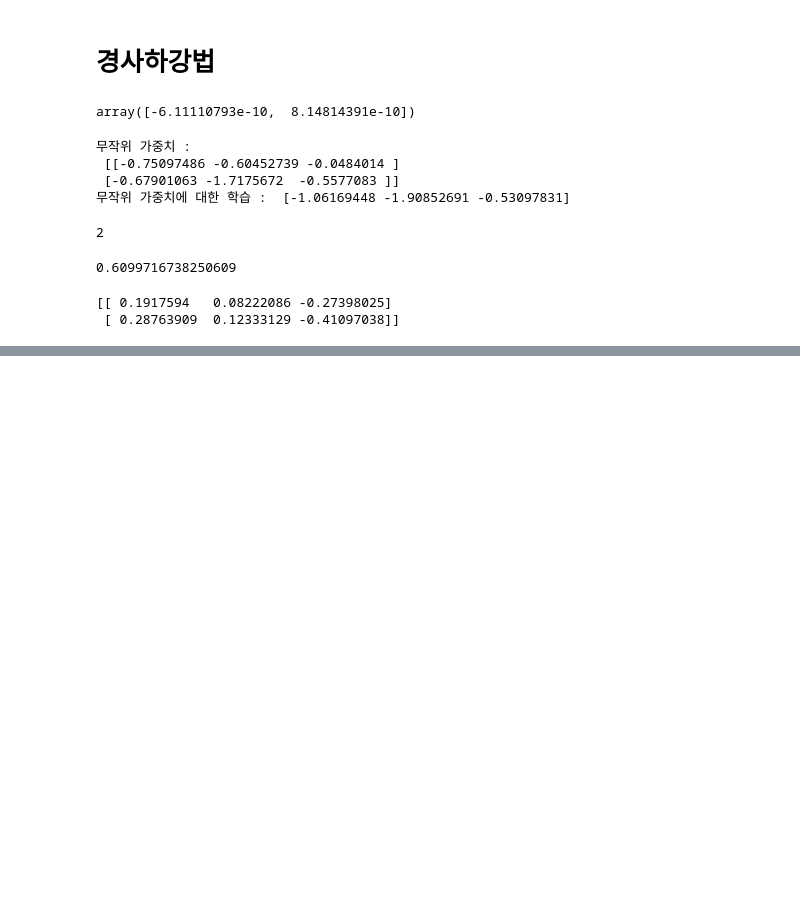
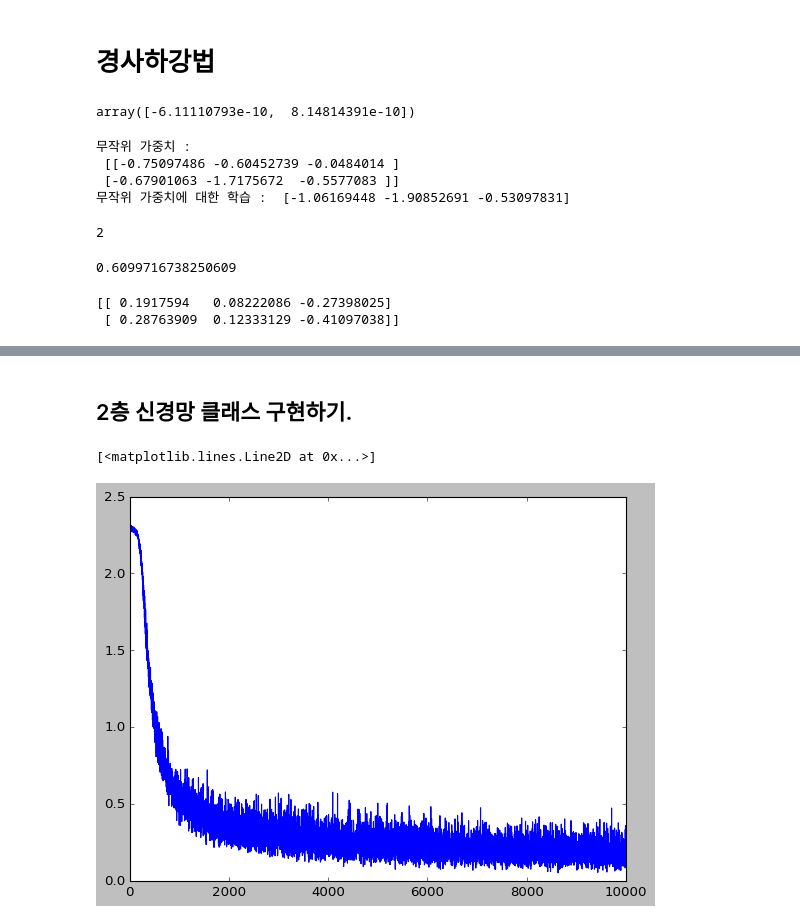
Before and after one commit to Hosung-Ahn/Deep-Learning-from-Scratch, a Jupyter notebook: Chapter4-신경망학습/note.ipynb, the cells around one changed output, grey strips where cells are left out. Cells and saved outputs as stored; diff of their text form; code cells hidden in the pictures; blank space fills up the shorter version.

```diff
--- a/Chapter4-신경망학습/note.ipynb
+++ b/Chapter4-신경망학습/note.ipynb
@@ -147,0 +162,2 @@ print(dW)
+# %% [markdown]
+## 2층 신경망 클래스 구현하기.
@@ -147,0 +238,39 @@ print(dW)
+# %%
+(X_train, y_train), (X_test, y_test) = load_mnist(normalize=True, one_hot_label=True)
+
+train_loss_list = []
+train_acc_list = []
+test_acc_list = []
+
+iters_num = 10_000
+train_size = X_train.shape[0]
+batch_size = 100
+learning_rate = 0.1
+
+network = TwoLayerNet(input_size=784, hidden_size=50, output_size=10)
+
+for i in range(iters_num) :
+    batch_mask = np.random.choice(train_size, batch_size)
+    X_batch = X_train[batch_mask]
+    y_batch = y_train[batch_mask]
+
+    grad = network.gradient_c(X_batch, y_batch)
+
+    for key in ['W1','b1','W2','b2'] :
+        network.params[key] -= learning_rate * grad[key]
+
+    loss = network.loss(X_batch, y_batch)
+    train_loss_list.append(loss)
+
+    if i % 100 == 0 :
+        train_acc = network.accuracy(X_train, y_train)
+        test_acc = network.accuracy(X_test, y_test)
+        train_acc_list.append(train_acc)
+        test_acc_list.append(test_acc)
+# %%
+
+# 손실함수
+plt.plot(train_loss_list)
+# %% [output]
+[<matplotlib.lines.Line2D at 0x...>]
+[figure, added]
```
Also changed, not shown: parts of 3 cells of this notebook.
